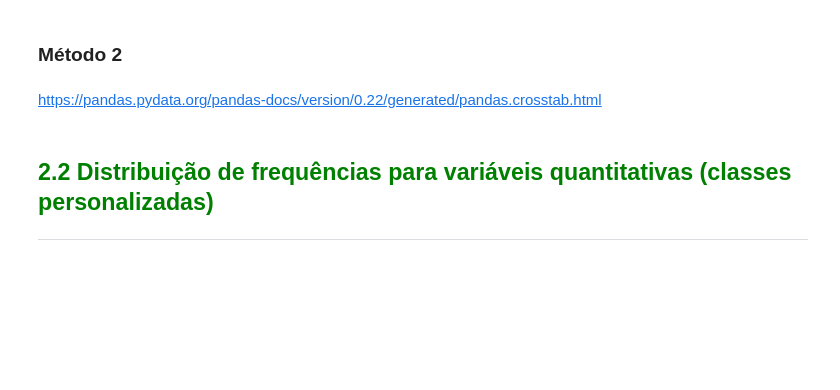
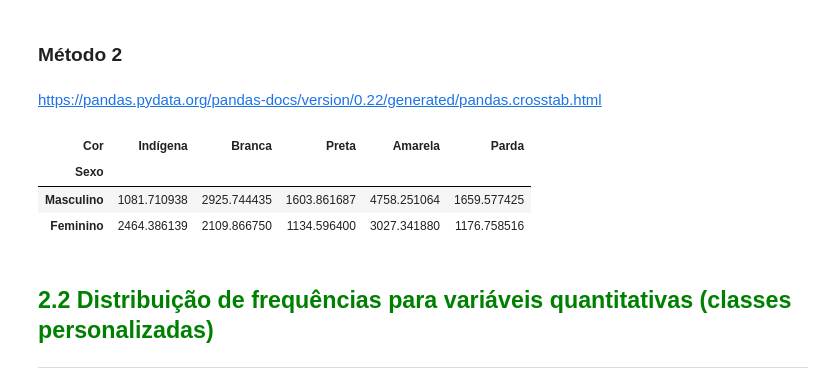
Before and after one commit to nomarine/Estatistica-com-Python, a Jupyter notebook: Curso_de_Estatística_Parte_1.ipynb, the cells around one changed output. Saved outputs shown, nothing was run; the diff lists cells and outputs as text; code cells hidden in the pictures; blank space fills up the shorter version.

```diff
--- a/Curso_de_Estatística_Parte_1.ipynb
+++ b/Curso_de_Estatística_Parte_1.ipynb
@@ -243,6 +243,30 @@ distr_freq_qualitativa.rename_axis('Sexo', axis='columns', inplace = True)
 ### Método 2
 # %% [markdown]
 https://pandas.pydata.org/pandas-docs/version/0.22/generated/pandas.crosstab.html
+# %%
+sexo = {0: 'Masculino',
+       1: 'Feminino'
+}
+cor = {0: 'Indígena',
+       2:	'Branca',
+       4:	'Preta',
+       6:	'Amarela',
+       8:	'Parda',
+       9:	'Sem declaração'
+}
+# %%
+frequencia = pd.crosstab(dados.Sexo,
+                         dados.Cor,
+                         aggfunc = 'mean',
+                         values = dados.Renda)
+frequencia.rename(index = sexo, inplace = True)
+frequencia.rename(columns = cor, inplace = True)
+frequencia
+# %% [output]
+| Cor | Indígena | Branca | Preta | Amarela | Parda |
+| Sexo |  |  |  |  |  |
+| Masculino | 1081.710938 | 2925.744435 | 1603.861687 | 4758.251064 | 1659.577425 |
+| Feminino | 2464.386139 | 2109.866750 | 1134.596400 | 3027.341880 | 1176.758516 |
 # %% [markdown]
 ## <font color=green>2.2 Distribuição de frequências para variáveis quantitativas (classes personalizadas)</font>
 ***
```
